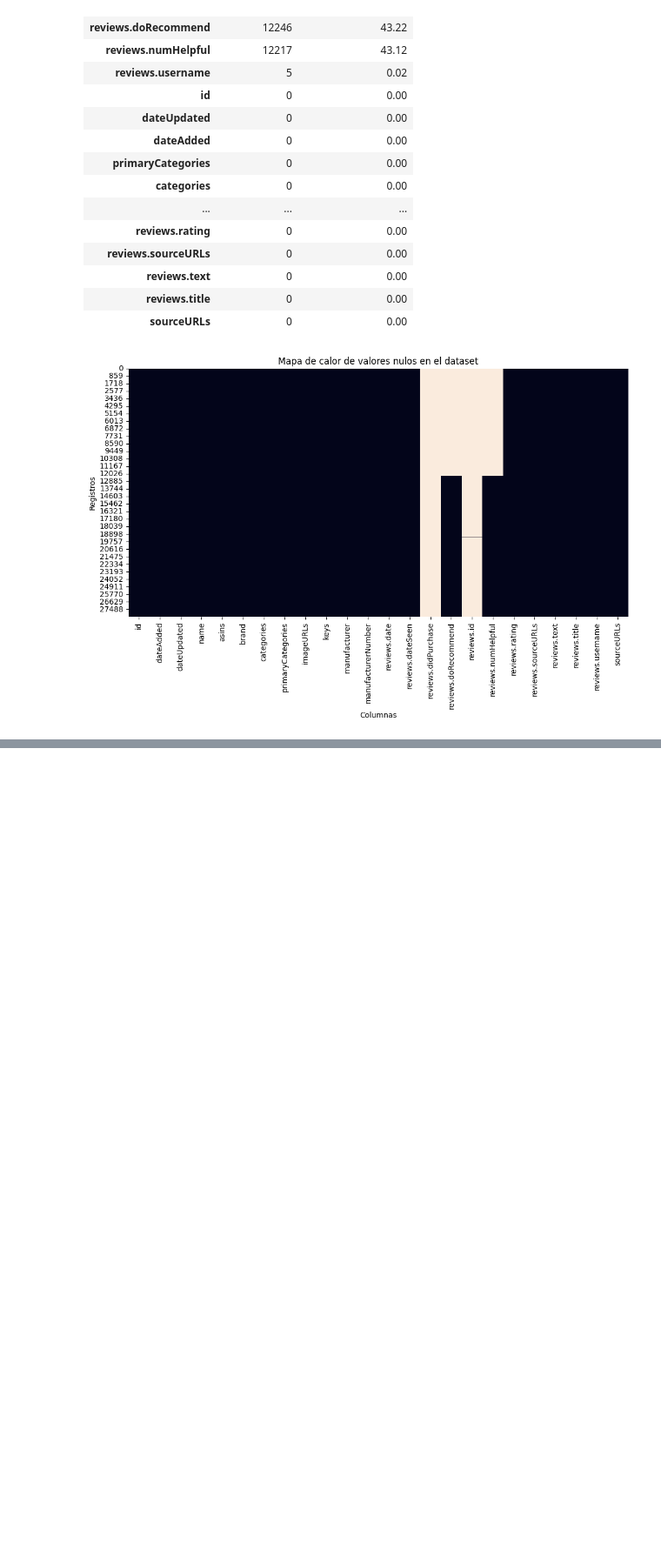
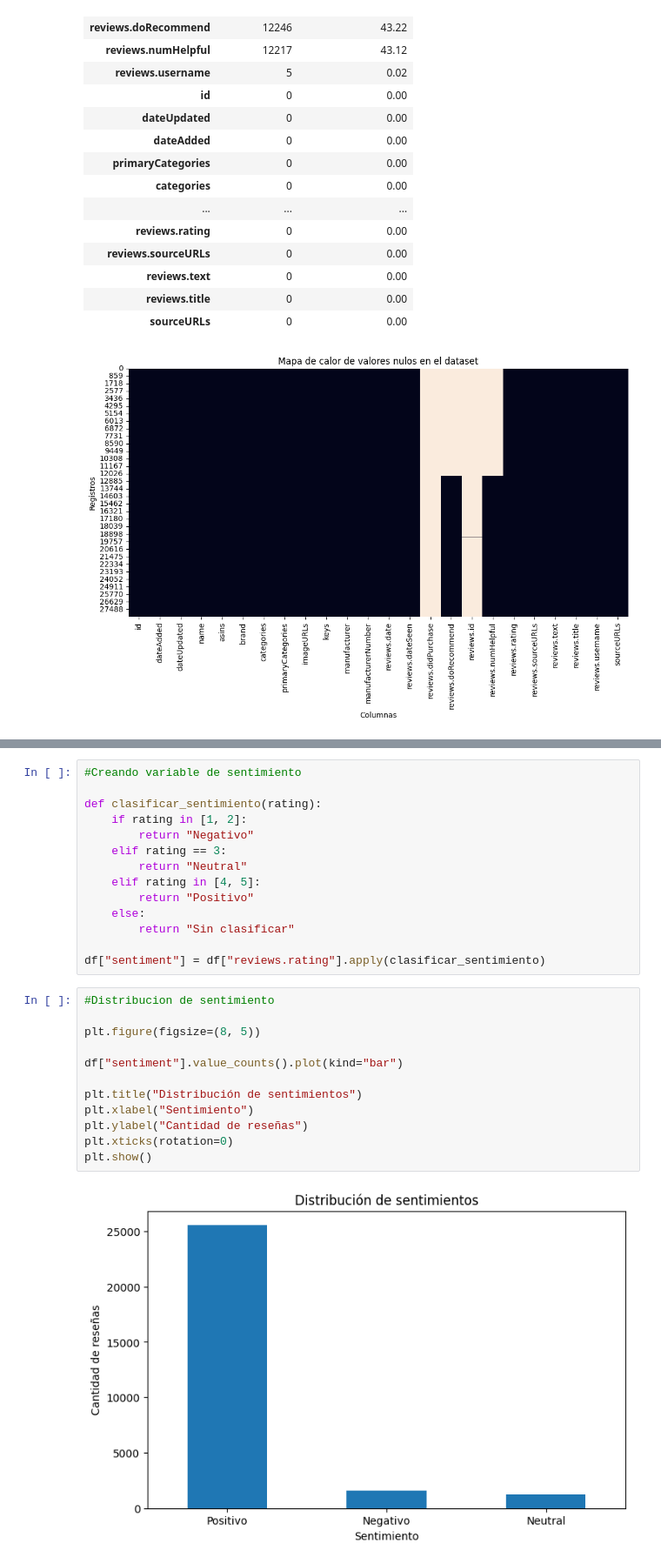
Before and after one commit to R3beAM/Proyecto-Final-Integracion, a Jupyter notebook: Parte_2_Proyecto_Final_Integracion.ipynb, the cells around one changed output, grey strips where cells are left out. Shown at 87% size. Saved outputs shown, nothing was run; the diff lists cells and outputs as text; blank space fills up the shorter version.

```diff
--- a/Parte_2_Proyecto_Final_Integracion.ipynb
+++ b/Parte_2_Proyecto_Final_Integracion.ipynb
@@ -319,0 +494,28 @@ Resumen de valores nulos:
+# %%
+#Creando variable de sentimiento
+
+def clasificar_sentimiento(rating):
+    if rating in [1, 2]:
+        return "Negativo"
+    elif rating == 3:
+        return "Neutral"
+    elif rating in [4, 5]:
+        return "Positivo"
+    else:
+        return "Sin clasificar"
+
+df["sentiment"] = df["reviews.rating"].apply(clasificar_sentimiento)
+# %%
+#Distribucion de sentimiento
+
+plt.figure(figsize=(8, 5))
+
+df["sentiment"].value_counts().plot(kind="bar")
+
+plt.title("Distribución de sentimientos")
+plt.xlabel("Sentimiento")
+plt.ylabel("Cantidad de reseñas")
+plt.xticks(rotation=0)
+plt.show()
+# %% [output]
+[figure, added]
```
Also changed, not shown: parts of 13 cells of this notebook.
